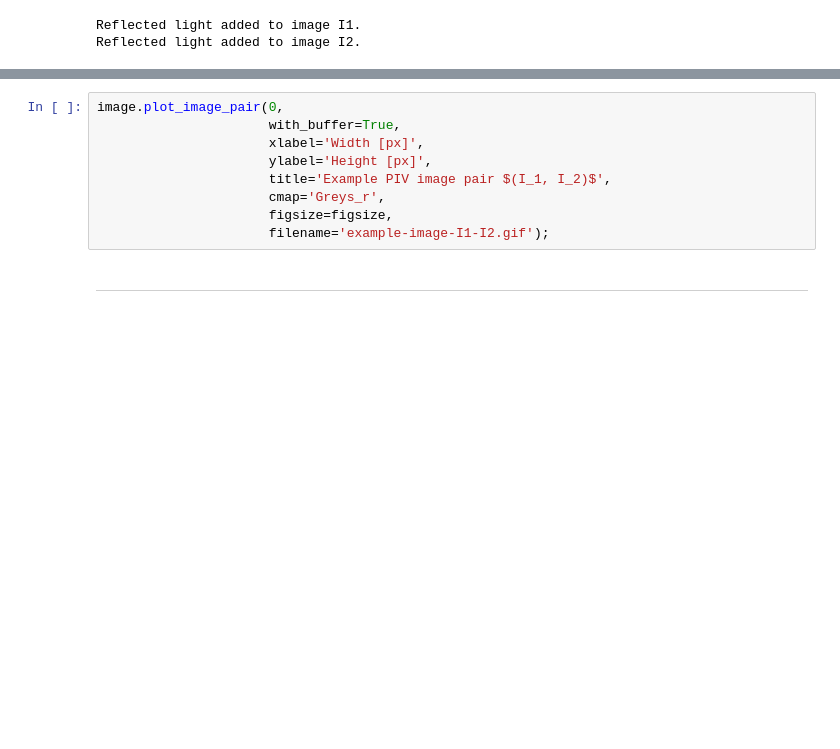
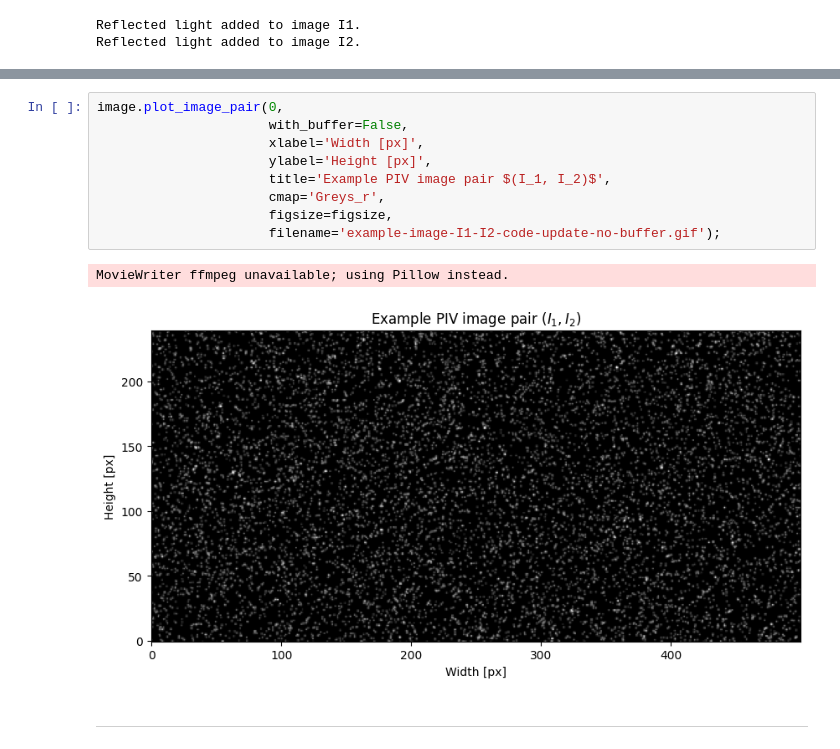
Before and after one commit to kamilazdybal/pykitPIV, a Jupyter notebook: jupyter-notebooks/pykitPIV-main-workflow.ipynb, the cells around one changed output, grey strips where cells are left out. Drawn from its saved outputs; the diff is of its cells as text; blank space fills up the shorter version.

```diff
--- a/jupyter-notebooks/pykitPIV-main-workflow.ipynb
+++ b/jupyter-notebooks/pykitPIV-main-workflow.ipynb
@@ -222,11 +222,14 @@ image.plot(0,
 # %%
 image.plot_image_pair(0,
-                      with_buffer=True,
+                      with_buffer=False,
                       xlabel='Width [px]',
                       ylabel='Height [px]',
                       title='Example PIV image pair $(I_1, I_2)$',
                       cmap='Greys_r',
                       figsize=figsize,
-                      filename='example-image-I1-I2.gif');
+                      filename='example-image-I1-I2-code-update-no-buffer.gif');
+# %% [output]
+MovieWriter ffmpeg unavailable; using Pillow instead.
+[figure, added]
 # %% [markdown]
 ***
```
Also changed, not shown: parts of 7 cells of this notebook, 3 other files.
